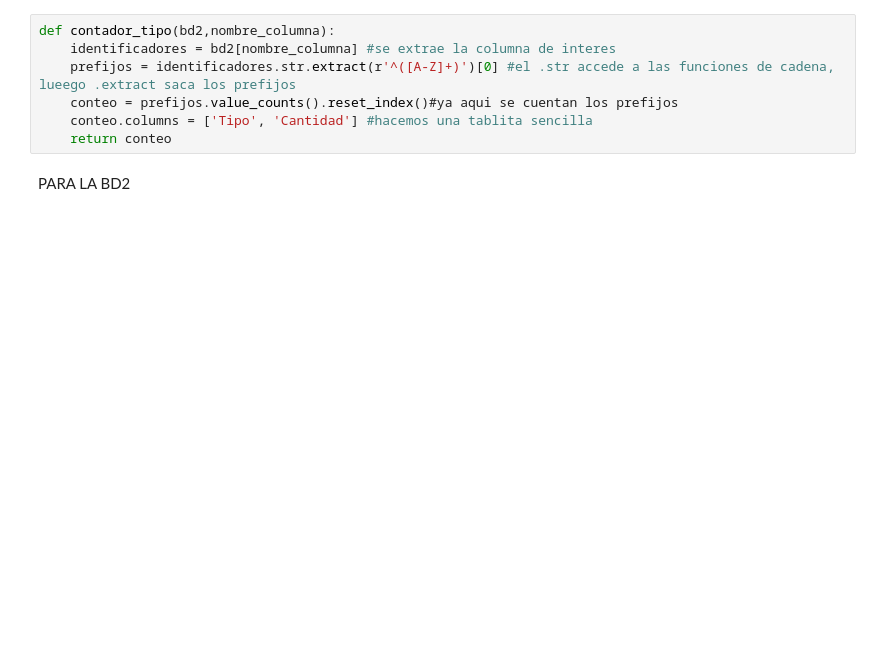
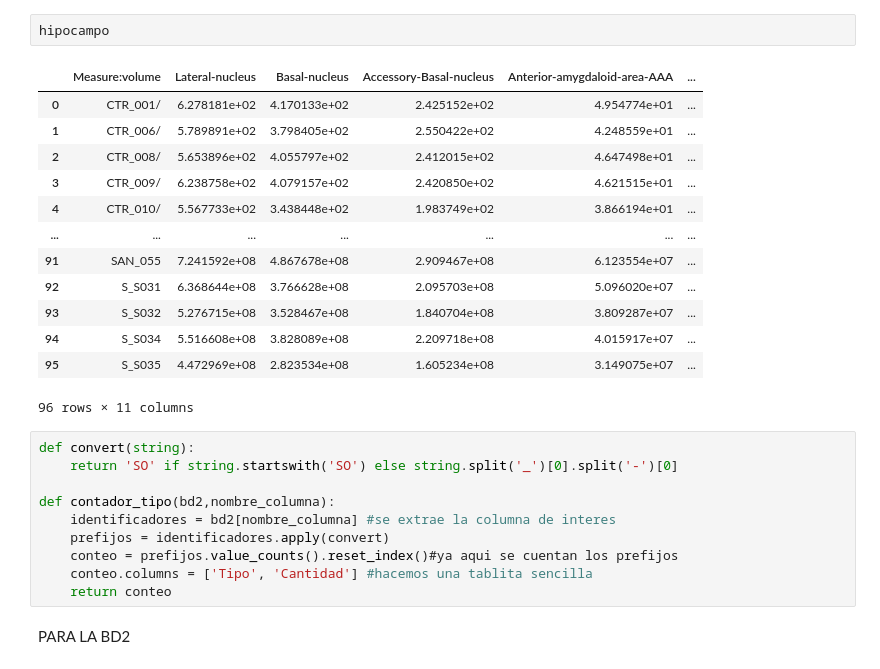
Before and after one commit to AndresMedina117/proyecto_neuroco, a Jupyter notebook: inicio.ipynb, the cells around one changed output. Drawn from its saved outputs; the diff is of its cells as text; blank space fills up the shorter version.

```diff
--- a/inicio.ipynb
+++ b/inicio.ipynb
@@ -25,7 +26,26 @@ bd1git
+# %%
+hipocampo
+# %% [output]
+|  | Measure:volume | Lateral-nucleus | Basal-nucleus | Accessory-Basal-nucleus | Anterior-amygdaloid-area-AAA | ... |
+| 0 | CTR_001/ | 6.278181e+02 | 4.170133e+02 | 2.425152e+02 | 4.954774e+01 | ... |
+| 1 | CTR_006/ | 5.789891e+02 | 3.798405e+02 | 2.550422e+02 | 4.248559e+01 | ... |
+| 2 | CTR_008/ | 5.653896e+02 | 4.055797e+02 | 2.412015e+02 | 4.647498e+01 | ... |
+| 3 | CTR_009/ | 6.238758e+02 | 4.079157e+02 | 2.420850e+02 | 4.621515e+01 | ... |
+| 4 | CTR_010/ | 5.567733e+02 | 3.438448e+02 | 1.983749e+02 | 3.866194e+01 | ... |
+| ... | ... | ... | ... | ... | ... | ... |
+| 91 | SAN_055 | 7.241592e+08 | 4.867678e+08 | 2.909467e+08 | 6.123554e+07 | ... |
+| 92 | S_S031 | 6.368644e+08 | 3.766628e+08 | 2.095703e+08 | 5.096020e+07 | ... |
+| 93 | S_S032 | 5.276715e+08 | 3.528467e+08 | 1.840704e+08 | 3.809287e+07 | ... |
+| 94 | S_S034 | 5.516608e+08 | 3.828089e+08 | 2.209718e+08 | 4.015917e+07 | ... |
+| 95 | S_S035 | 4.472969e+08 | 2.823534e+08 | 1.605234e+08 | 3.149075e+07 | ... |
+96 rows × 11 columns
 # %%
+def convert(string):
+    return 'SO' if string.startswith('SO') else string.split('_')[0].split('-')[0]
+
 def contador_tipo(bd2,nombre_columna):
     identificadores = bd2[nombre_columna] #se extrae la columna de interes
-    prefijos = identificadores.str.extract(r'^([A-Z]+)')[0] #el .str accede a las funciones de cadena, lueego .extract saca los prefijos
+    prefijos = identificadores.apply(convert)
     conteo = prefijos.value_counts().reset_index()#ya aqui se cuentan los prefijos
     conteo.columns = ['Tipo', 'Cantidad'] #hacemos una tablita sencilla
     return conteo
```
Also changed, not shown: parts of 20 cells of this notebook, 1 other file.
